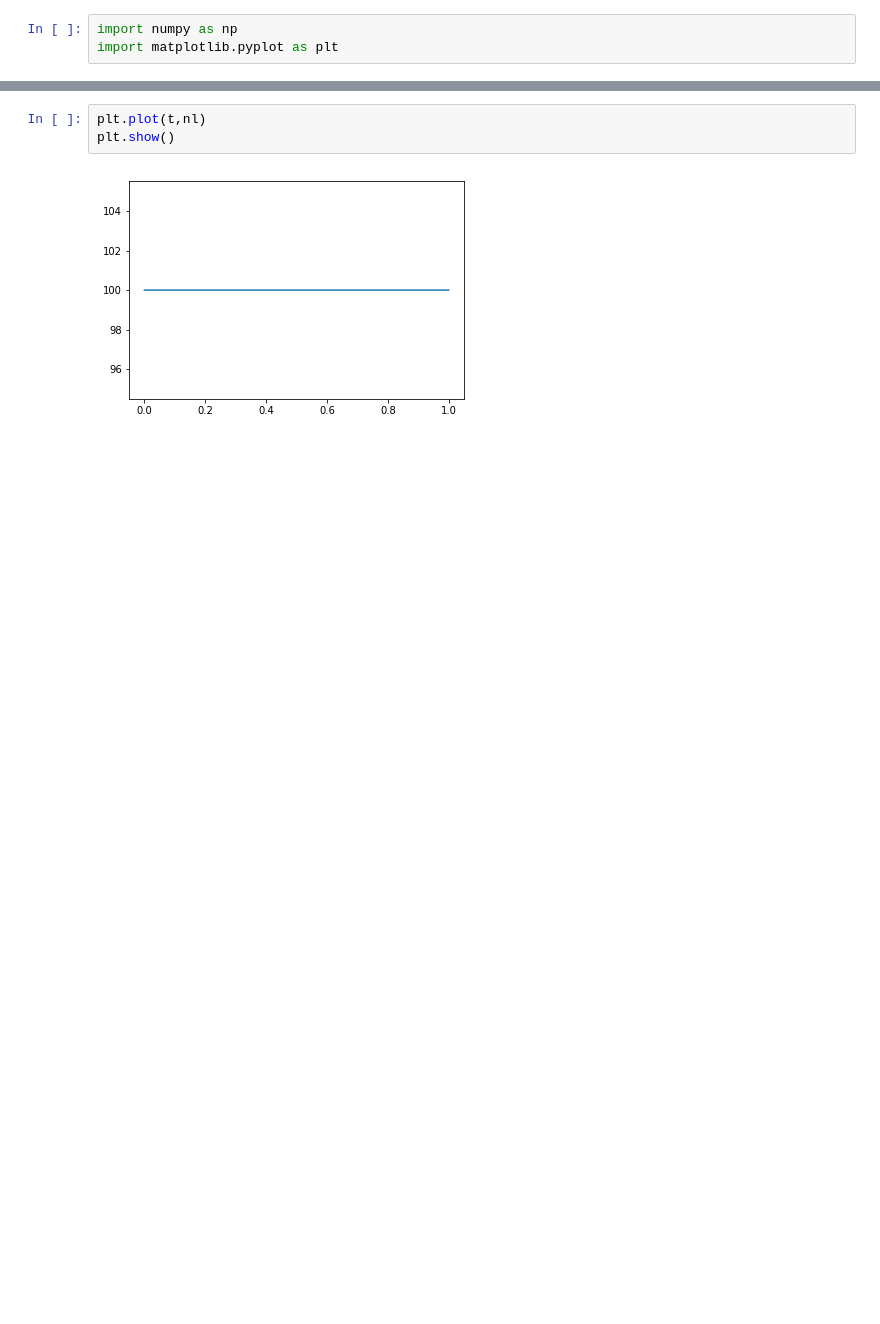
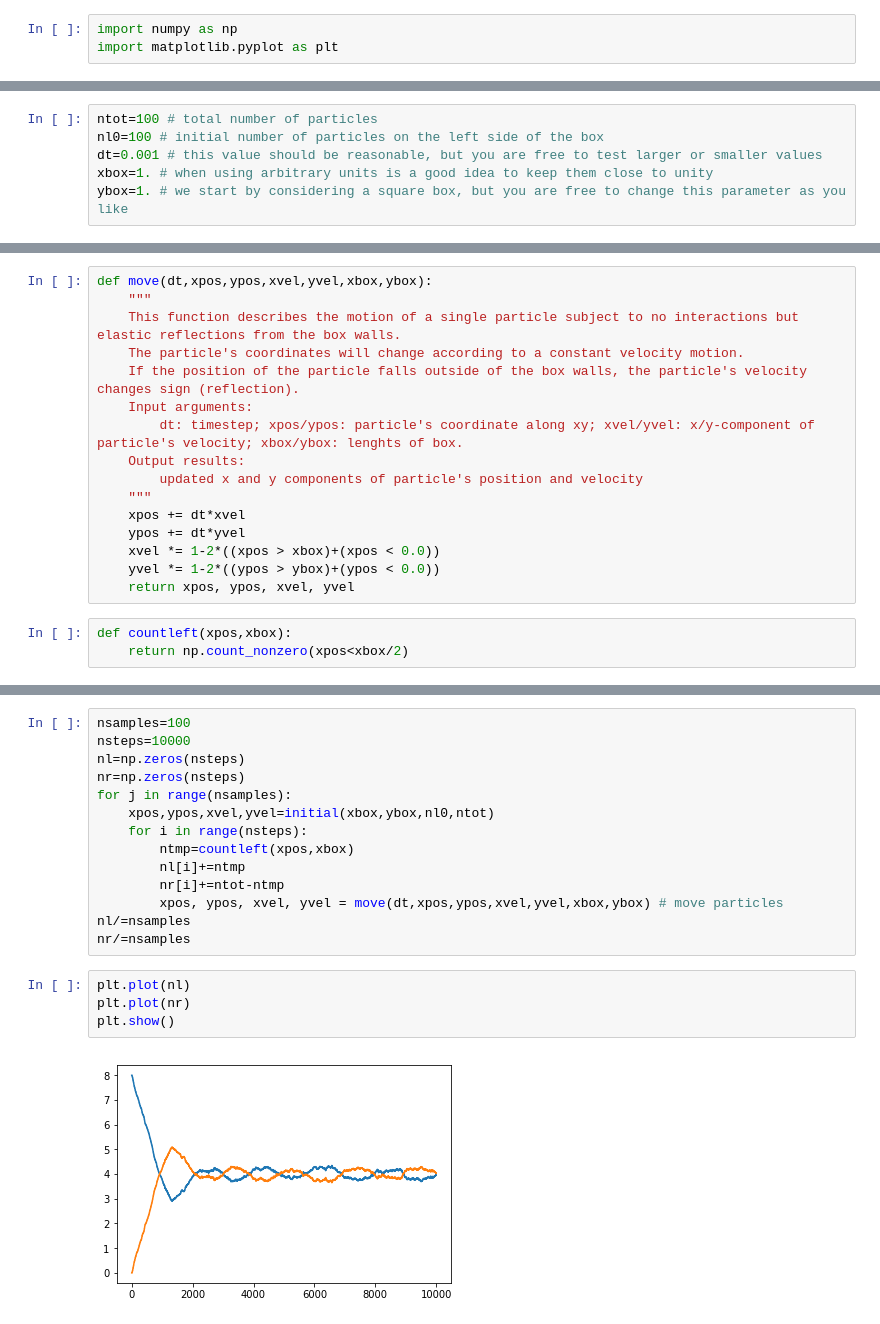
Before and after one commit to UNT-PHYS-6110-Template/Homework_1, a Jupyter notebook: assignment_3.ipynb, the cells around one changed output, grey strips where cells are left out. Drawn from its saved outputs; the diff is of its cells as text; blank space fills up the shorter version.

```diff
--- a/assignment_3.ipynb
+++ b/assignment_3.ipynb
@@ -17,0 +8,6 @@ for i in range(1,nsteps):
+# %%
+ntot=100 # total number of particles
+nl0=100 # initial number of particles on the left side of the box
+dt=0.001 # this value should be reasonable, but you are free to test larger or smaller values
+xbox=1. # when using arbitrary units is a good idea to keep them close to unity
+ybox=1. # we start by considering a square box, but you are free to change this parameter as you like
@@ -17,0 +29,19 @@ for i in range(1,nsteps):
+# %%
+def move(dt,xpos,ypos,xvel,yvel,xbox,ybox):
+    """
+    This function describes the motion of a single particle subject to no interactions but elastic reflections from the box walls.
+    The particle's coordinates will change according to a constant velocity motion.
+    If the position of the particle falls outside of the box walls, the particle's velocity changes sign (reflection).
+    Input arguments:
+        dt: timestep; xpos/ypos: particle's coordinate along xy; xvel/yvel: x/y-component of particle's velocity; xbox/ybox: lenghts of box.
+    Output results:
+        updated x and y components of particle's position and velocity
+    """
+    xpos += dt*xvel
+    ypos += dt*yvel
+    xvel *= 1-2*((xpos > xbox)+(xpos < 0.0))
+    yvel *= 1-2*((ypos > ybox)+(ypos < 0.0))
+    return xpos, ypos, xvel, yvel
+# %%
+def countleft(xpos,xbox):
+    return np.count_nonzero(xpos<xbox/2)
@@ -18,5 +50,20 @@ for i in range(1,nsteps):
+# %%
+nsamples=100
+nsteps=10000
+nl=np.zeros(nsteps)
+nr=np.zeros(nsteps)
+for j in range(nsamples):
+    xpos,ypos,xvel,yvel=initial(xbox,ybox,nl0,ntot)
+    for i in range(nsteps):
+        ntmp=countleft(xpos,xbox)
+        nl[i]+=ntmp
+        nr[i]+=ntot-ntmp
+        xpos, ypos, xvel, yvel = move(dt,xpos,ypos,xvel,yvel,xbox,ybox) # move particles
+nl/=nsamples
+nr/=nsamples
 # %%
-plt.plot(t,nl)
+plt.plot(nl)
+plt.plot(nr)
 plt.show()
 # %% [output]
-[figure, old version]
+[figure, new version]
```
Also changed, not shown: parts of 10 cells of this notebook, 1 other file.
